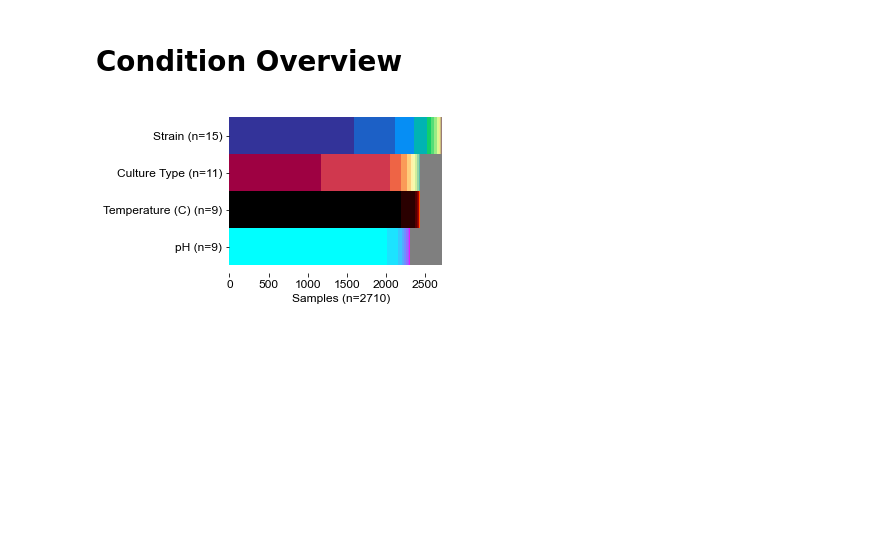
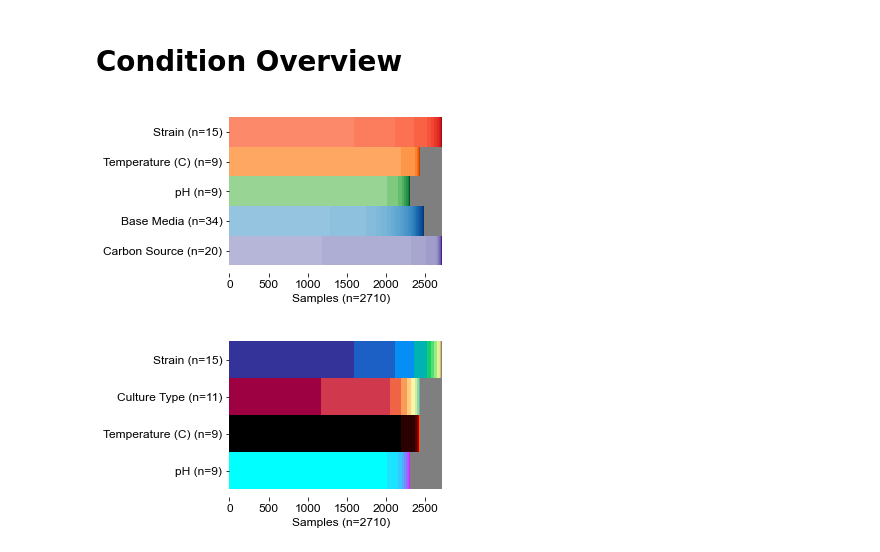
Before and after one commit to SBRG/precise1k, a Jupyter notebook: notebooks/k12_modulome/fig__summarize_dataset.ipynb, the cells around one changed output. Saved outputs shown, nothing was run; the diff lists cells and outputs as text; code cells hidden in the pictures; blank space fills up the shorter version.

```diff
--- a/notebooks/k12_modulome/fig__summarize_dataset.ipynb
+++ b/notebooks/k12_modulome/fig__summarize_dataset.ipynb
@@ -134,5 +134,60 @@ plt.savefig(os.path.join(FIG_PATH, 'dataset_growth.png'), dpi = 400, bbox_inches
 # %% [markdown]
 # Condition Overview
+# %%
+sample_table_for_plot = k12.sample_table.copy()
+
+sample_table_for_plot['Carbon Source'] = sample_table_for_plot['Carbon Source (g/L)'].apply(
+    lambda cs: cs.split('(')[0] if pd.notna(cs) else None
+)
+sample_table_for_plot['Carbon Source'] = sample_table_for_plot['Carbon Source'].fillna('rich')
+sample_table_for_plot['Nitrogen Source'] = sample_table_for_plot['Nitrogen Source (g/L)'].apply(
+    lambda cs: cs.split('(')[0] if pd.notna(cs) else None
+)
+sample_table_for_plot['Carbon Source'] = sample_table_for_plot['Carbon Source'].fillna('rich')
+sample_table_for_plot['Supplement'] = sample_table_for_plot['Supplement'].apply(
+    lambda sup: sup.split('(')[0].strip() if pd.notna(sup) else None
+)
+
+n_samples = sample_table_for_plot.shape[0]
+
+_, ax = plt.subplots(figsize=(4, 3))
+
+col_to_cmap = {
+    'Strain': 'Reds',
+    'Temperature (C)': 'Oranges',
+    'pH': 'Greens',
+    'Base Media': 'Blues',
+    'Carbon Source': 'Purples'
+}
+
+labs = []
+for i, (col, cmap_for_col) in enumerate(col_to_cmap.items()):
+
+    cmap_to_use = get_cmap(cmap_for_col)
+    bottom = 0
+    col_counts = sample_table_for_plot[col].value_counts()
+    labs.append(f'{col} (n={col_counts.shape[0]})')
+    min_col_i, max_col_i = 0.4, 1
+    inc = (max_col_i - min_col_i) / col_counts.shape[0]
+    for j, (col_val, col_count) in enumerate(col_counts.iteritems()):
+        ax.barh(len(col_to_cmap) - i, col_count, left=bottom, height=1, label=col_val, color=cmap_to_use(((min_col_i + j * inc))))
+        bottom += col_count
+
+    # fill in any remainder with gray
+    if bottom < n_samples:
+        ax.barh(len(col_to_cmap) - i, n_samples - bottom, left=bottom, height=1, color='tab:gray')
+
+ax.set_xlabel(f'Samples (n={n_samples})', fontsize=12)
+ax.set_yticks(range(1, len(col_to_cmap) + 1))
+ax.set_yticklabels(labs[::-1])
+ax.tick_params(axis='both', labelsize=12)
+for s in ax.spines.values():
+    s.set_visible(False)
+
+plt.savefig(os.path.join(FIG_PATH, 'condition_bars.svg'), dpi = 400, bbox_inches = 'tight')
+plt.savefig(os.path.join(FIG_PATH, 'condition_bars.png'), dpi = 400, bbox_inches = 'tight')
+# %% [output]
+[figure, added]
 # %%
 _, ax = plt.subplots(figsize=(4, 3))
 
```
Also changed, not shown: parts of 1 cell of this notebook, 15 other files.
